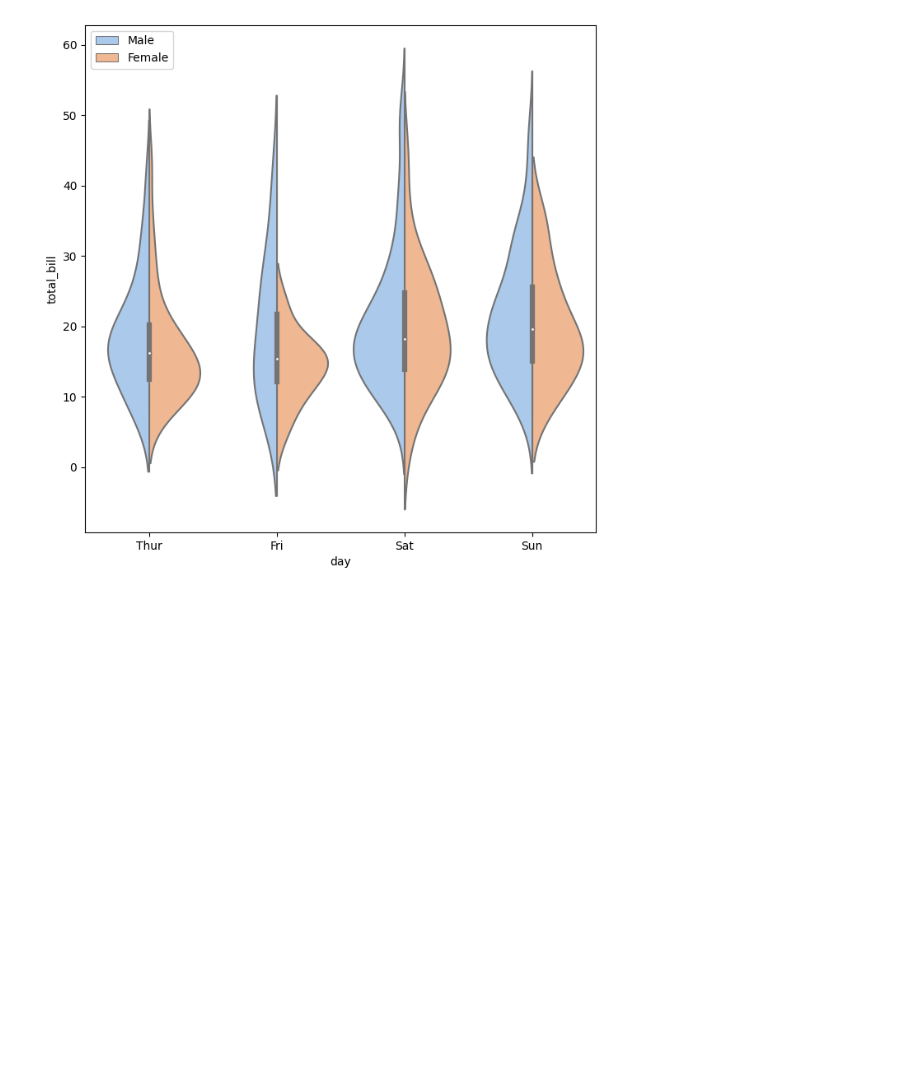
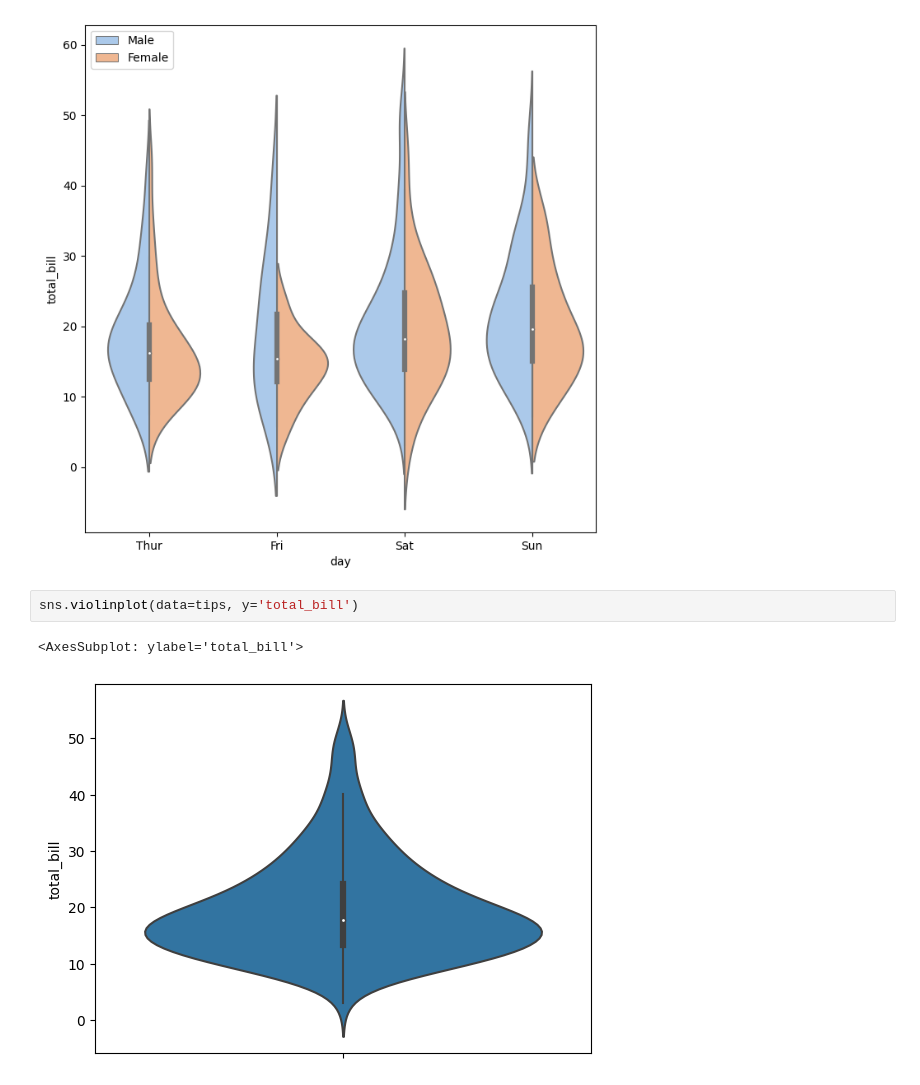
Before and after one commit to AngelDHackerman/fullDataSciencePath, a Jupyter notebook: basico_visualizacion_datos_matplotlib_seaborn/seaborn_examples/categoricos.ipynb, the cells around one changed output. Saved outputs shown, nothing was run; the diff lists cells and outputs as text; blank space fills up the shorter version.

```diff
--- a/basico_visualizacion_datos_matplotlib_seaborn/seaborn_examples/categoricos.ipynb
+++ b/basico_visualizacion_datos_matplotlib_seaborn/seaborn_examples/categoricos.ipynb
@@ -64,3 +64,8 @@ plt.legend(loc='upper left')
 plt.show()
 # %% [output]
 [figure]
+# %%
+sns.violinplot(data=tips, y='total_bill')
+# %% [output]
+<AxesSubplot: ylabel='total_bill'>
+[figure, added]
```
Also changed, not shown: parts of 2 cells of this notebook.
